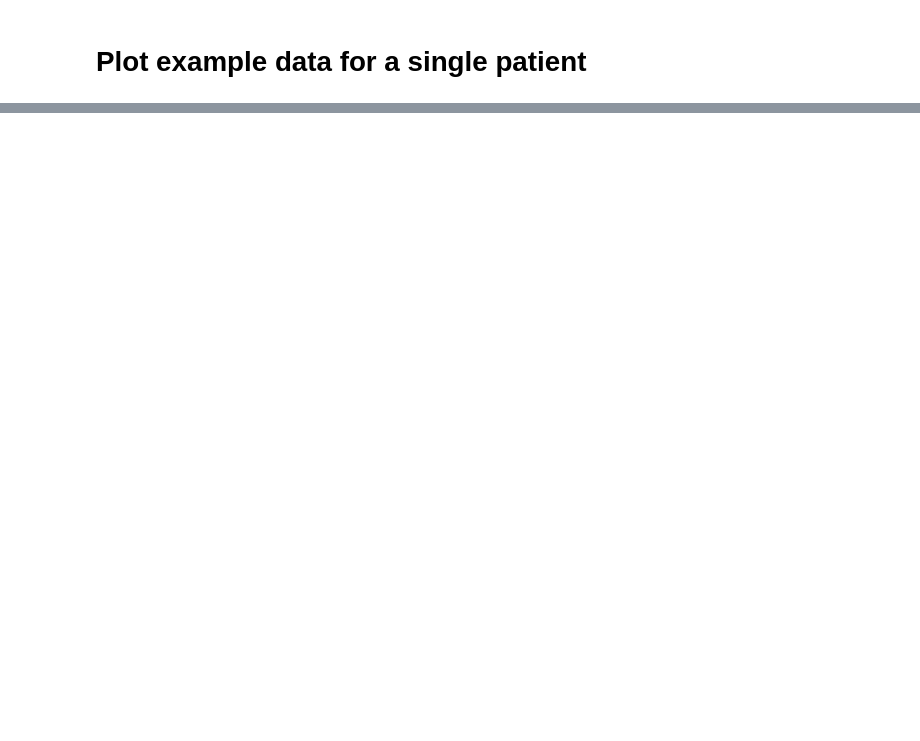
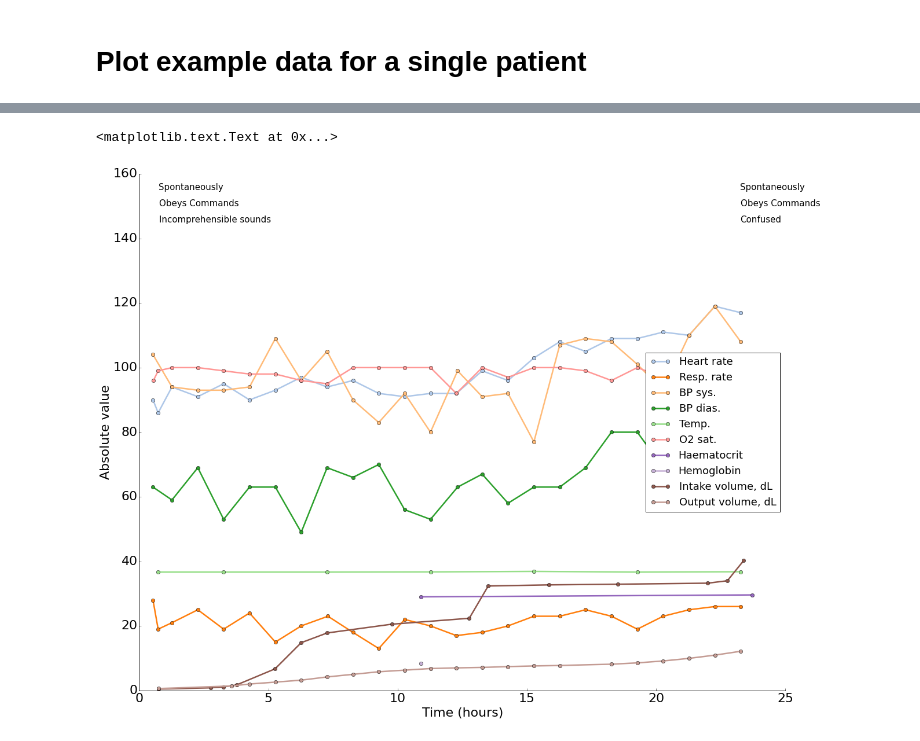
Before and after one commit to MIT-LCP/mimic-iii-paper, a Jupyter notebook: example-patient.ipynb, the cells around one changed output, grey strips where cells are left out. Cells and saved outputs as stored; diff of their text form; code cells hidden in the pictures; blank space fills up the shorter version.

```diff
--- a/example-patient.ipynb
+++ b/example-patient.ipynb
@@ -166,7 +197,7 @@ plt.rcParams.update({'font.size': 22})
 
 # "Tableau 20" colors as RGB.
 tableau20 = [(31, 119, 180), (174, 199, 232), (255, 127, 14), (255, 187, 120),
-             (44, 160, 44), (152, 223, 138), (255, 152, 150),
+             (44, 160, 44), (152, 223, 138), (214, 39, 40), (255, 152, 150),
              (148, 103, 189), (197, 176, 213), (140, 86, 75), (196, 156, 148),
              (227, 119, 194), (247, 182, 210), (127, 127, 127), (199, 199, 199),
              (188, 189, 34), (219, 219, 141), (23, 190, 207), (158, 218, 229)]
@@ -242,31 +273,34 @@ plt.plot(inputs.icustarttimehr[inputs.amountuom=='mL'],
          inputs.amount[inputs.amountuom=='mL'].cumsum()/100,
          color=tableau20[9], lw=2.5,
          marker='o', markersize=6, label='Intake volume, dL')
 
 plt.plot(outputs.icutimehr,
          outputs.value.cumsum()/100,
          color=tableau20[10], lw=2.5,
          marker='o', markersize=6, label='Output volume, dL')
 
 # Plot Glasgow Coma Scale measurements every hour or so
 # plt.text(-10,155,'GCS - Eye Opening',fontsize=14)
 for i, txt in enumerate(charts.value[charts.label=='GCS - Eye Opening'].values):
     if np.mod(i,6)==0 and i < 65:
         plt.annotate(txt, (charts.icutimehr[charts.label=='GCS - Eye Opening'].values[i],155),fontsize=15)
 
 # plt.text(-60,150,'GCS - Motor Response',fontsize=14)
 for i, txt in enumerate(charts.value[charts.label=='GCS - Motor Response'].values):
     if np.mod(i,6)==0 and i < 65:
         plt.annotate(txt, (charts.icutimehr[charts.label=='GCS - Motor Response'].values[i],150),fontsize=15)
 
-# plt.text(-60,145,'GCS - Verbal Response',fontsize=15)
+# plt.text(-60,145,'GCS - Verbal Response',fontsize=14)
 for i, txt in enumerate(charts.value[charts.label=='GCS - Verbal Response'].values):
     if np.mod(i,6)==0 and i < 65:
         plt.annotate(txt, (charts.icutimehr[charts.label=='GCS - Verbal Response'].values[i],145),fontsize=15)
 
 plt.legend(loc=5,fontsize=18)
 plt.xlabel('Time (hours)',fontsize=22)
 plt.ylabel('Absolute value',fontsize=22)
 
 # Save the figure
 # fig.savefig('examplepatient.pdf', bbox_inches='tight')
+# %% [output]
+<matplotlib.text.Text at 0x...>
+[figure, added]
```
Also changed, not shown: parts of 5 cells of this notebook.
